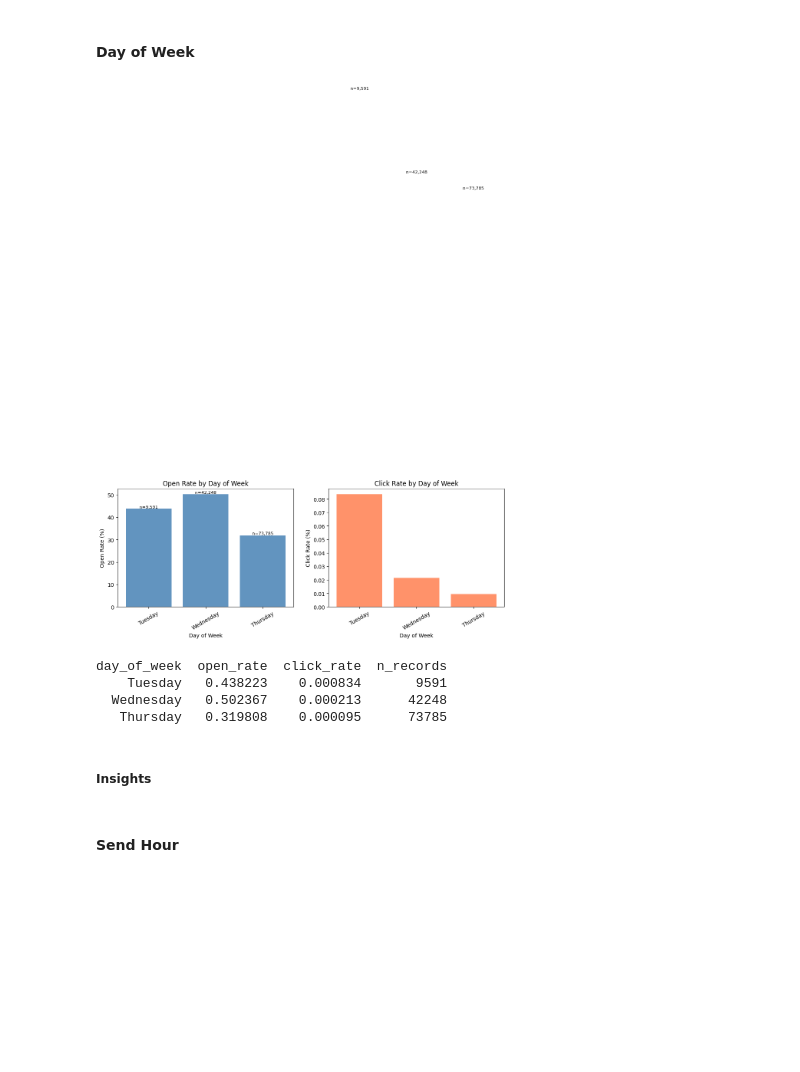
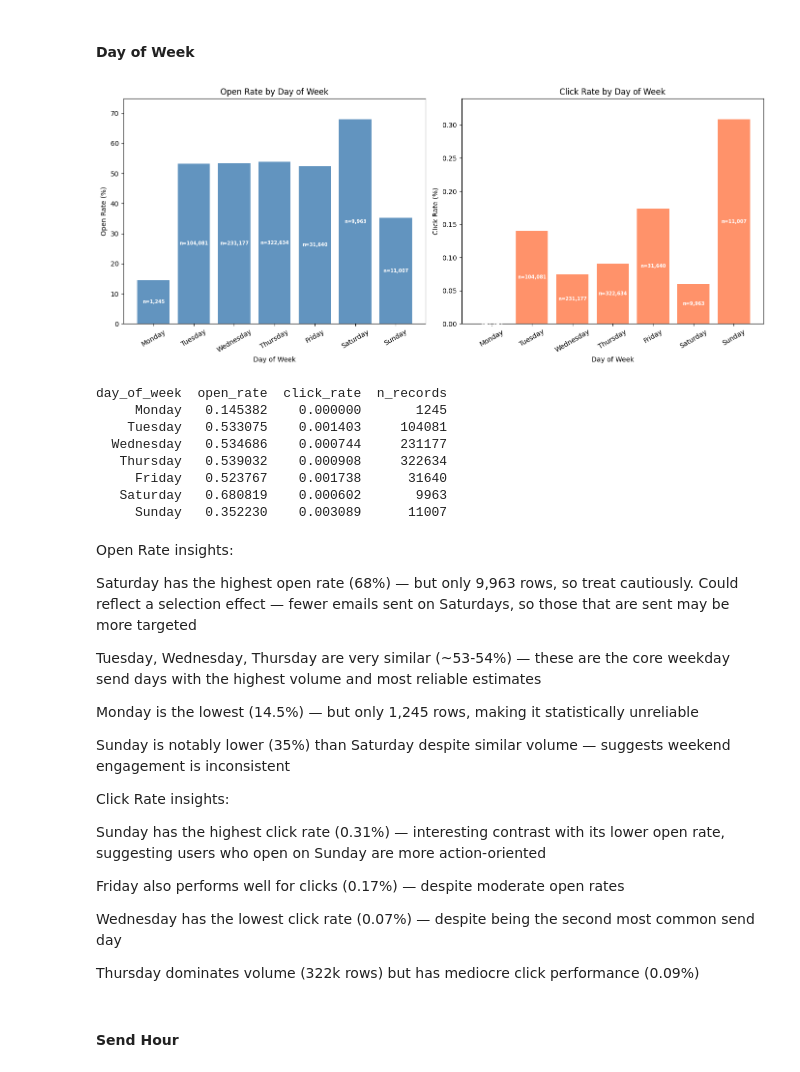
Before and after one commit to giadauva/OMG-Thesis, a Jupyter notebook: Thesis_OMG analysis.ipynb, the cells around one changed output. Saved outputs shown, nothing was run; the diff lists cells and outputs as text; code cells hidden in the pictures; blank space fills up the shorter version.

Commit message:
time dataset analysis pt2

```diff
--- a/Thesis_OMG analysis.ipynb
+++ b/Thesis_OMG analysis.ipynb
@@ -4458,5 +4461,9 @@ df_final_time = df_final.merge(
     how='left'
 )
 
+df_final_time = df_final_time.merge(
+    df_time_clean[['mailing_id', 'client_bureau', 'campaign_name']],
+    on='mailing_id', how='left'
+)
 print(f"Shape: {df_final_time.shape}")
 # %% [output]
@@ -4514,46 +4538,76 @@ Row coverage (open/click)   : 70.6%
 ### Send Timing Analysis
 # %% [markdown]
 #### Day of Week
+# %%
+day_order = ['Monday', 'Tuesday', 'Wednesday', 'Thursday', 'Friday', 'Saturday', 'Sunday']
+
+day_stats = (
+    df_final_time.dropna(subset=['day_of_week', 'open', 'click'])
+    .groupby('day_of_week')
+    .agg(open_rate=('open', 'mean'),
+         click_rate=('click', 'mean'),
+         n_records=('open', 'count'))
+    .reindex([d for d in day_order if d in df_final_time['day_of_week'].dropna().unique()])
+    .reset_index()
+)
 # %%
-import matplotlib.pyplot as plt
-import matplotlib.ticker as mticker
+fig, axes = plt.subplots(1, 2, figsize=(14, 6))
 
-day_order = ['Monday', 'Tuesday', 'Wednesday', 'Thursday', 'Friday', 'Saturday', 'Sunday']
-
-day_stats = (
-    df_timed.dropna(subset=['day_of_week', 'open', 'click'])
-    .groupby('day_of_week')
-    .agg(open_rate=('open', 'mean'), click_rate=('click', 'mean'),
-         n_records=('open', 'count'))
-    .reindex([d for d in day_order if d in df_timed['day_of_week'].dropna().unique()])
-    .reset_index()
-)
-
-fig, axes = plt.subplots(1, 2, figsize=(13, 4))
 for ax, metric, label, color in zip(
     axes,
     ['open_rate', 'click_rate'],
     ['Open Rate', 'Click Rate'],
     ['steelblue', 'coral'],
 ):
     ax.bar(day_stats['day_of_week'], day_stats[metric] * 100, color=color, alpha=0.85)
     ax.set_title(f'{label} by Day of Week')
     ax.set_xlabel('Day of Week')
     ax.set_ylabel(f'{label} (%)')
     ax.tick_params(axis='x', rotation=30)
+
+    # Put n= labels INSIDE the bars
     for i, (_, row) in enumerate(day_stats.iterrows()):
-        ax.text(i, row[metric] * 100 + 0.3, f"n={row['n_records']:,}", ha='center', fontsize=8)
+        ax.text(i, row[metric] * 100 * 0.5,  # halfway up the bar
+                f"n={row['n_records']:,}",
+                ha='center', va='center',
+                fontsize=7, color='white', fontweight='bold')
+
+    # Add 10% headroom above tallest bar
+    ax.set_ylim(0, day_stats[metric].max() * 100 * 1.1)
 
 plt.tight_layout()
 plt.show()
+
 print(day_stats[['day_of_week', 'open_rate', 'click_rate', 'n_records']].to_string(index=False))
 # %% [output]
-[figure, old version]
+[figure, new version]
 day_of_week  open_rate  click_rate  n_records
-    Tuesday   0.438223    0.000834       9591
-  Wednesday   0.502367    0.000213      42248
-   Thursday   0.319808    0.000095      73785
+     Monday   0.145382    0.000000       1245
+    Tuesday   0.533075    0.001403     104081
+  Wednesday   0.534686    0.000744     231177
+   Thursday   0.539032    0.000908     322634
+     Friday   0.523767    0.001738      31640
+   Saturday   0.680819    0.000602       9963
+     Sunday   0.352230    0.003089      11007
-# %% [markdown]
-##### Insights
+# %% [markdown]
+Open Rate insights:
+
+Saturday has the highest open rate (68%) — but only 9,963 rows, so treat cautiously. Could reflect a selection effect — fewer emails sent on Saturdays, so those that are sent may be more targeted
+
+Tuesday, Wednesday, Thursday are very similar (~53-54%) — these are the core weekday send days with the highest volume and most reliable estimates
+
+Monday is the lowest (14.5%) — but only 1,245 rows, making it statistically unreliable
+
+Sunday is notably lower (35%) than Saturday despite similar volume — suggests weekend engagement is inconsistent
+
+Click Rate insights:
+
+Sunday has the highest click rate (0.31%) — interesting contrast with its lower open rate, suggesting users who open on Sunday are more action-oriented
+
+Friday also performs well for clicks (0.17%) — despite moderate open rates
+
+Wednesday has the lowest click rate (0.07%) — despite being the second most common send day
+
+Thursday dominates volume (322k rows) but has mediocre click performance (0.09%)
 # %% [markdown]
 #### Send Hour
```
Also changed, not shown: parts of 29 cells of this notebook.
